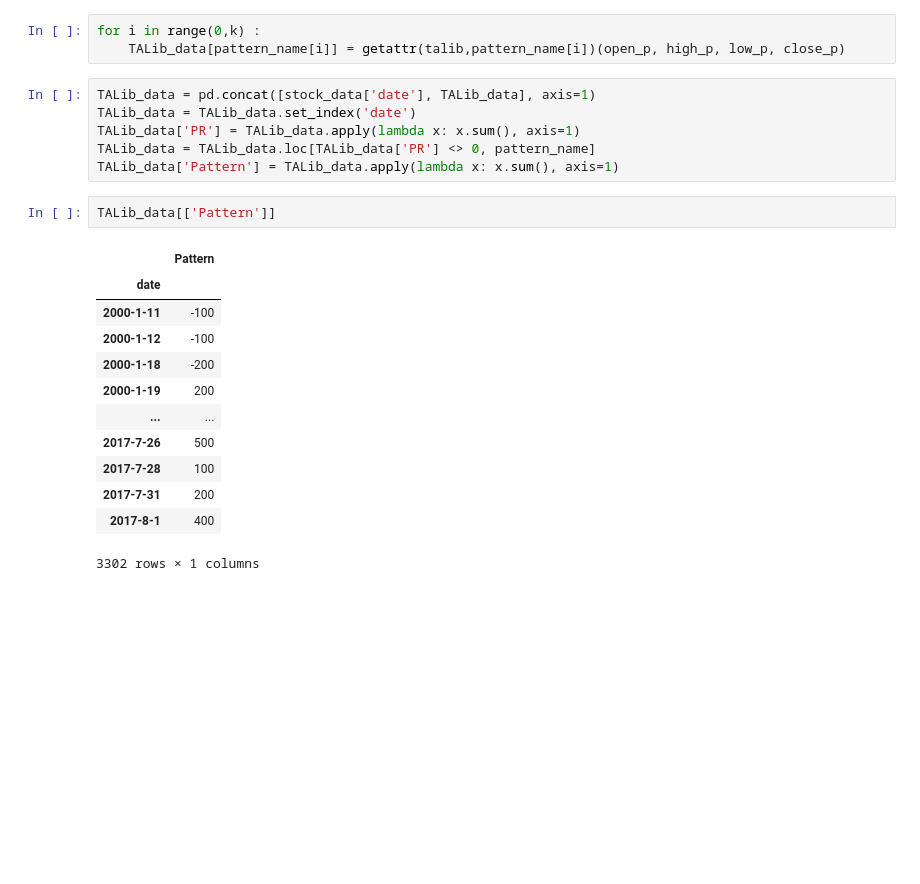
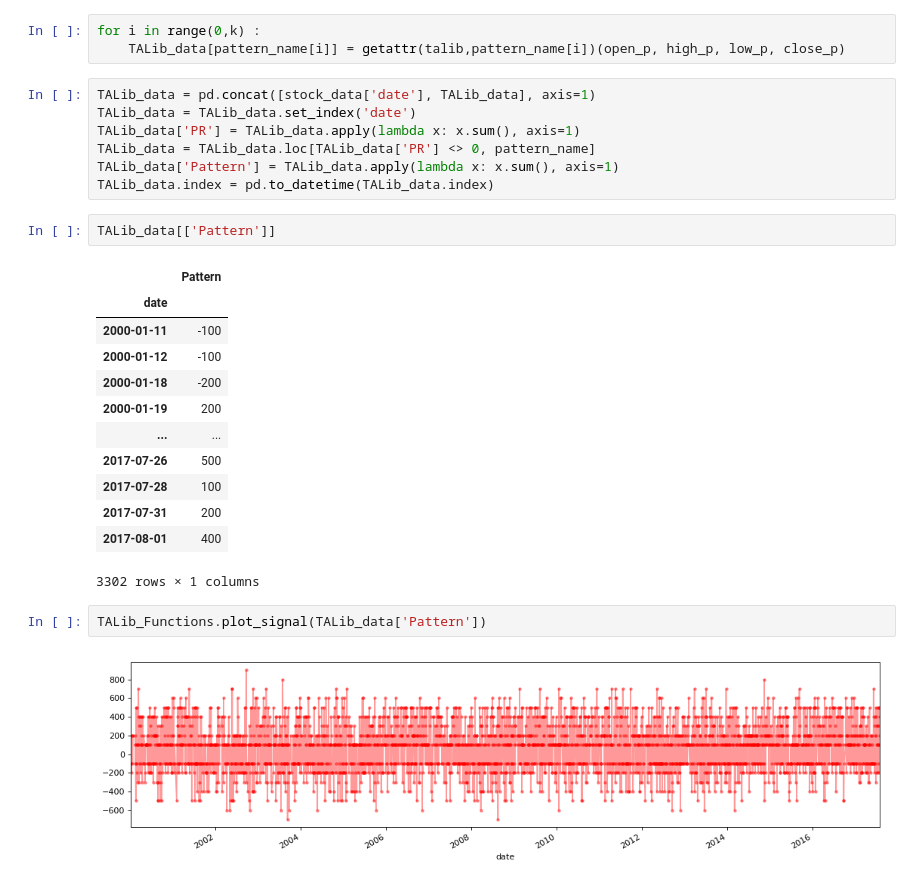
Before and after one commit to bitbyte27/PythonQuant, a Jupyter notebook: TALib/PatternRecognition/ipynb/2017.08.28_Pattern_Recognition_Second.ipynb, the cells around one changed output. Drawn from its saved outputs; the diff is of its cells as text; blank space fills up the shorter version.

```diff
--- a/TALib/PatternRecognition/ipynb/2017.08.28_Pattern_Recognition_Second.ipynb
+++ b/TALib/PatternRecognition/ipynb/2017.08.28_Pattern_Recognition_Second.ipynb
@@ -62,18 +61,23 @@ TALib_data = TALib_data.set_index('date')
 TALib_data['PR'] = TALib_data.apply(lambda x: x.sum(), axis=1)
 TALib_data = TALib_data.loc[TALib_data['PR'] <> 0, pattern_name]
 TALib_data['Pattern'] = TALib_data.apply(lambda x: x.sum(), axis=1)
+TALib_data.index = pd.to_datetime(TALib_data.index)
 # %%
 TALib_data[['Pattern']]
 # %% [output]
 |  | Pattern |
 | date |  |
-| 2000-1-11 | -100 |
-| 2000-1-12 | -100 |
-| 2000-1-18 | -200 |
-| 2000-1-19 | 200 |
+| 2000-01-11 | -100 |
+| 2000-01-12 | -100 |
+| 2000-01-18 | -200 |
+| 2000-01-19 | 200 |
 | ... | ... |
-| 2017-7-26 | 500 |
-| 2017-7-28 | 100 |
-| 2017-7-31 | 200 |
-| 2017-8-1 | 400 |
+| 2017-07-26 | 500 |
+| 2017-07-28 | 100 |
+| 2017-07-31 | 200 |
+| 2017-08-01 | 400 |
 3302 rows × 1 columns
+# %%
+TALib_Functions.plot_signal(TALib_data['Pattern'])
+# %% [output]
+[figure, added]
```
Also changed, not shown: parts of 1 cell of this notebook.
